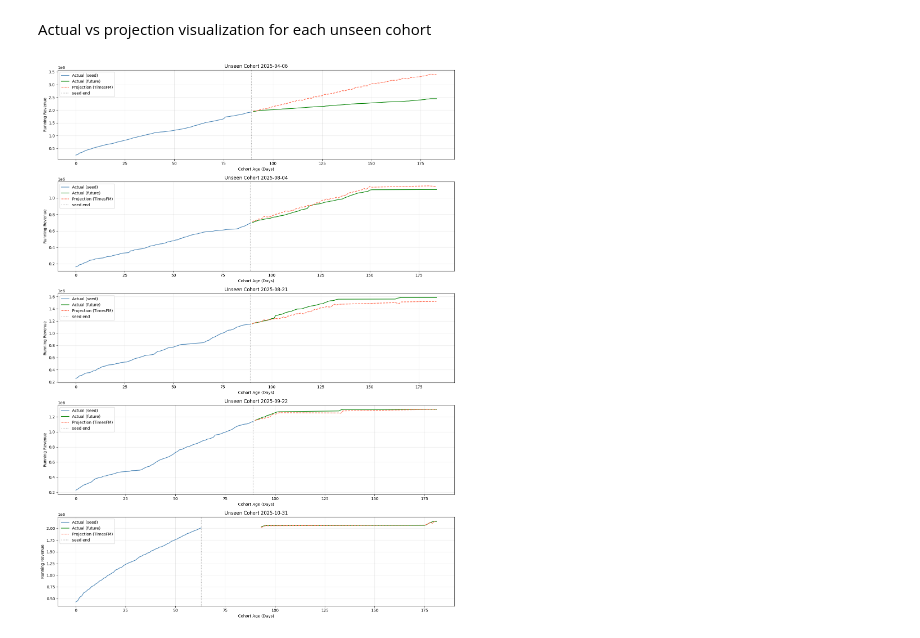
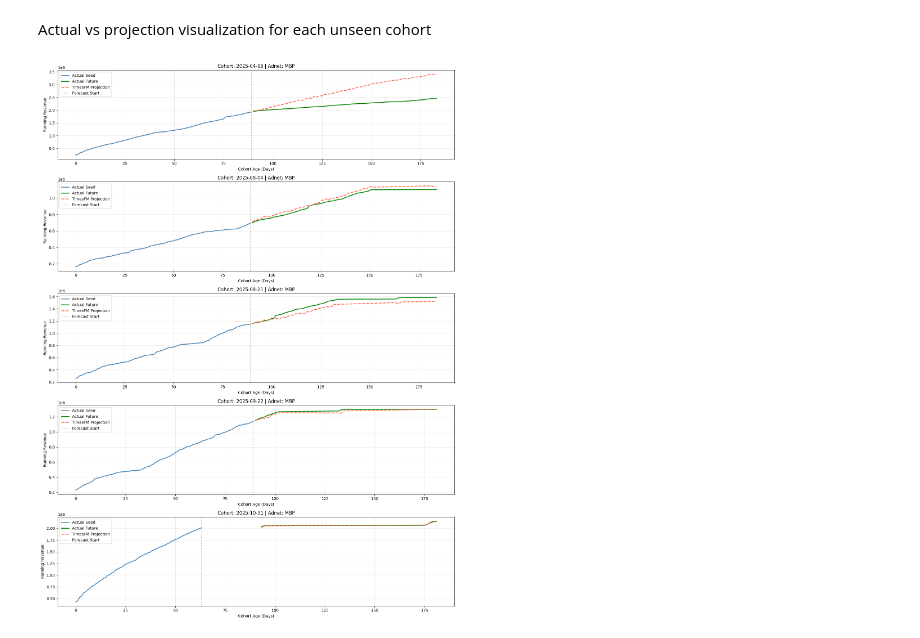
Before and after one commit to mrifala29/ltv-projection, a Jupyter notebook: LTV_Projection_VAS_TimeFM.ipynb, the cells around one changed output. Saved outputs shown, nothing was run; the diff lists cells and outputs as text; code cells hidden in the pictures.

```diff
--- a/LTV_Projection_VAS_TimeFM.ipynb
+++ b/LTV_Projection_VAS_TimeFM.ipynb
@@ -915,38 +1186,76 @@ for cohort in unseen_cohorts:
 # %% [markdown]
 Actual vs projection visualization for each unseen cohort
 # %%
-n_cohorts = len(results)
-fig, axes = plt.subplots(n_cohorts, 1, figsize=(15, 4 * n_cohorts))
+n_series = len(results)
 
-if n_cohorts == 1:
+fig, axes = plt.subplots(
+    n_series,
+    1,
+    figsize=(15, 4 * n_series)
+)
+
+if n_series == 1:
     axes = [axes]
 
-for ax, (cohort, r) in zip(axes, results.items()):
-    cohort_raw = r['cohort_raw']
-    seed_len   = r['seed_len']
-    n_steps    = r['n_steps']
+for ax, ((cohort, adnet), r) in zip(axes, results.items()):
 
-    # Reconstruct the seed mask to properly align ages with context/actual_future
-    seed_mask  = cohort_raw['cohort_age'] < seed_len
-    ages       = cohort_raw['cohort_age'].values
-    seed_age   = ages[seed_mask]
+    cohort_raw = r["cohort_raw"]
+    seed_len = r["seed_len"]
+    n_steps = r["n_steps"]
+
+    seed_mask = cohort_raw["cohort_age"] < seed_len
+
+    ages = cohort_raw["cohort_age"].values
+
+    seed_age = ages[seed_mask]
     future_age = ages[~seed_mask][:n_steps]
-    pred_age   = future_age[:len(r['pred_future'])]
+    pred_age = future_age[:len(r["pred_future"])]
 
-    ax.plot(seed_age,   r['context'],       label='Actual (seed)',        color='steelblue')
-    ax.plot(future_age, r['actual_future'], label='Actual (future)',      color='green')
-    ax.plot(pred_age,   r['pred_future'],   label='Projection (TimesFM)', color='tomato', linestyle='--')
+    ax.plot(
+        seed_age,
+        r["context"],
+        label="Actual Seed",
+        color="steelblue",
+        linewidth=2
+    )
+
+    ax.plot(
+        future_age,
+        r["actual_future"],
+        label="Actual Future",
+        color="green",
+        linewidth=2
+    )
+
+    ax.plot(
+        pred_age,
+        r["pred_future"],
+        label="TimesFM Projection",
+        color="tomato",
+        linestyle="--",
+        linewidth=2
+    )
 
     if len(seed_age) > 0:
-        ax.axvline(x=seed_age[-1], color='gray', linestyle=':', alpha=0.7, label='seed end')
+        ax.axvline(
+            x=seed_age[-1],
+            color="gray",
+            linestyle=":",
+            alpha=0.7,
+            label="Forecast Start"
+        )
 
-    ax.set_title(f'Unseen Cohort {str(cohort)[:10]}')
-    ax.set_xlabel('Cohort Age (Days)')
-    ax.set_ylabel('Running Revenue')
+    ax.set_title(
+        f"Cohort: {str(cohort)[:10]} | Adnet: {adnet}"
+    )
+
+    ax.set_xlabel("Cohort Age (Days)")
+    ax.set_ylabel("Running Revenue")
+
+    ax.grid(alpha=0.3)
     ax.legend()
-    ax.grid(alpha=0.3)
 
 plt.tight_layout()
 plt.show()
 # %% [output]
-[figure, old version]
+[figure, new version]
```
Also changed, not shown: parts of 41 cells of this notebook.
